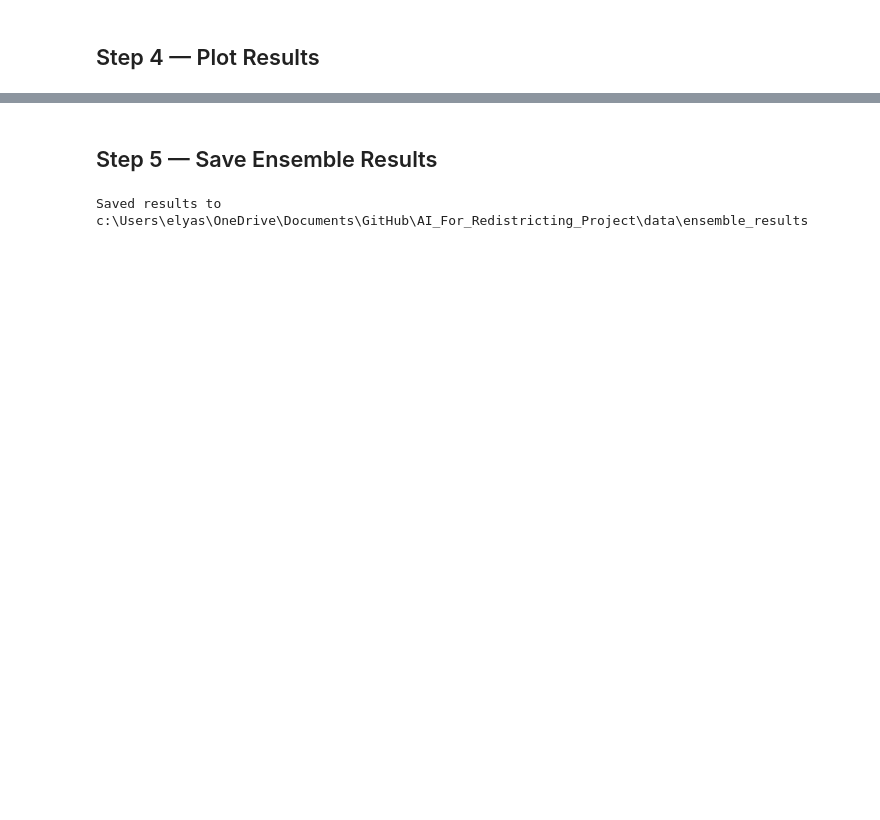
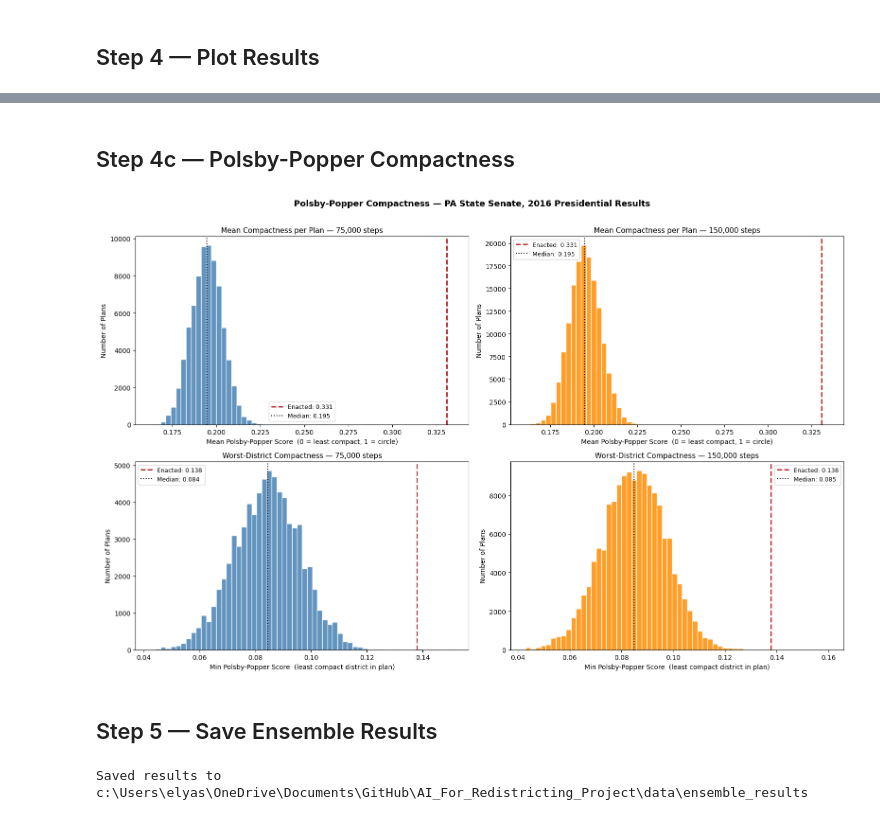
Before and after one commit to Guillermo-03/AI_For_Redistricting_Project, a Jupyter notebook: notebooks/02_ensemble_B.ipynb, the cells around one changed output, grey strips where cells are left out. Saved outputs shown, nothing was run; the diff lists cells and outputs as text; code cells hidden in the pictures; blank space fills up the shorter version.

```diff
--- a/notebooks/02_ensemble_B.ipynb
+++ b/notebooks/02_ensemble_B.ipynb
@@ -254,3 +361,58 @@ plt.show()
+# %% [markdown]
+## Step 4c — Polsby-Popper Compactness
+# %%
+pp_arr1 = np.array(polsby_popper_list)    # shape (NUM_STEPS, 50)
+pp_arr2 = np.array(polsby_popper_list_2)  # shape (NUM_STEPS_2, 50)
+
+mean_pp1, min_pp1 = pp_arr1.mean(axis=1), pp_arr1.min(axis=1)
+mean_pp2, min_pp2 = pp_arr2.mean(axis=1), pp_arr2.min(axis=1)
+
+enacted_pp_vals = list(polsby_popper(initial_partition).values())
+enacted_pp_mean = np.mean(enacted_pp_vals)
+enacted_pp_min  = np.min(enacted_pp_vals)
+
+chains = [
+    (mean_pp1, min_pp1, f"{NUM_STEPS:,} steps",   "steelblue"),
+    (mean_pp2, min_pp2, f"{NUM_STEPS_2:,} steps", "darkorange"),
+]
+
+fig, axes = plt.subplots(2, 2, figsize=(16, 10))
+
+for col, (mean_pp, min_pp, label, color) in enumerate(chains):
+    # --- row 0: mean PP per plan ---
+    ax = axes[0, col]
+    ax.hist(mean_pp, bins=60, color=color, edgecolor="white", alpha=0.85)
+    ax.axvline(enacted_pp_mean, color="firebrick", linewidth=2, linestyle="--",
+               label=f"Enacted: {enacted_pp_mean:.3f}")
+    ax.axvline(np.median(mean_pp), color="black", linewidth=1.5, linestyle=":",
+               label=f"Median: {np.median(mean_pp):.3f}")
+    ax.set_xlabel("Mean Polsby-Popper Score  (0 = least compact, 1 = circle)", fontsize=10)
+    ax.set_ylabel("Number of Plans", fontsize=10)
+    ax.set_title(f"Mean Compactness per Plan — {label}", fontsize=11)
+    ax.legend(fontsize=9)
+
+    # --- row 1: min PP per plan (least compact district) ---
+    ax2 = axes[1, col]
+    ax2.hist(min_pp, bins=60, color=color, edgecolor="white", alpha=0.85)
+    ax2.axvline(enacted_pp_min, color="firebrick", linewidth=2, linestyle="--",
+                label=f"Enacted: {enacted_pp_min:.3f}")
+    ax2.axvline(np.median(min_pp), color="black", linewidth=1.5, linestyle=":",
+                label=f"Median: {np.median(min_pp):.3f}")
+    ax2.set_xlabel("Min Polsby-Popper Score  (least compact district in plan)", fontsize=10)
+    ax2.set_ylabel("Number of Plans", fontsize=10)
+    ax2.set_title(f"Worst-District Compactness — {label}", fontsize=11)
+    ax2.legend(fontsize=9)
+
+plt.suptitle("Polsby-Popper Compactness — PA State Senate, 2016 Presidential Results",
+             fontsize=13, fontweight="bold", y=1.01)
+plt.tight_layout()
+
+out_dir = os.path.join(BASE_DIR, "data", "ensemble_results")
+os.makedirs(out_dir, exist_ok=True)
+fig.savefig(os.path.join(out_dir, "ensemble_B_polsby_popper.png"), dpi=150, bbox_inches="tight")
+plt.show()
+# %% [output]
+[figure, added]
 # %% [markdown]
 ## Step 5 — Save Ensemble Results
 # %%
```
Also changed, not shown: parts of 9 cells of this notebook, 1 other file.
